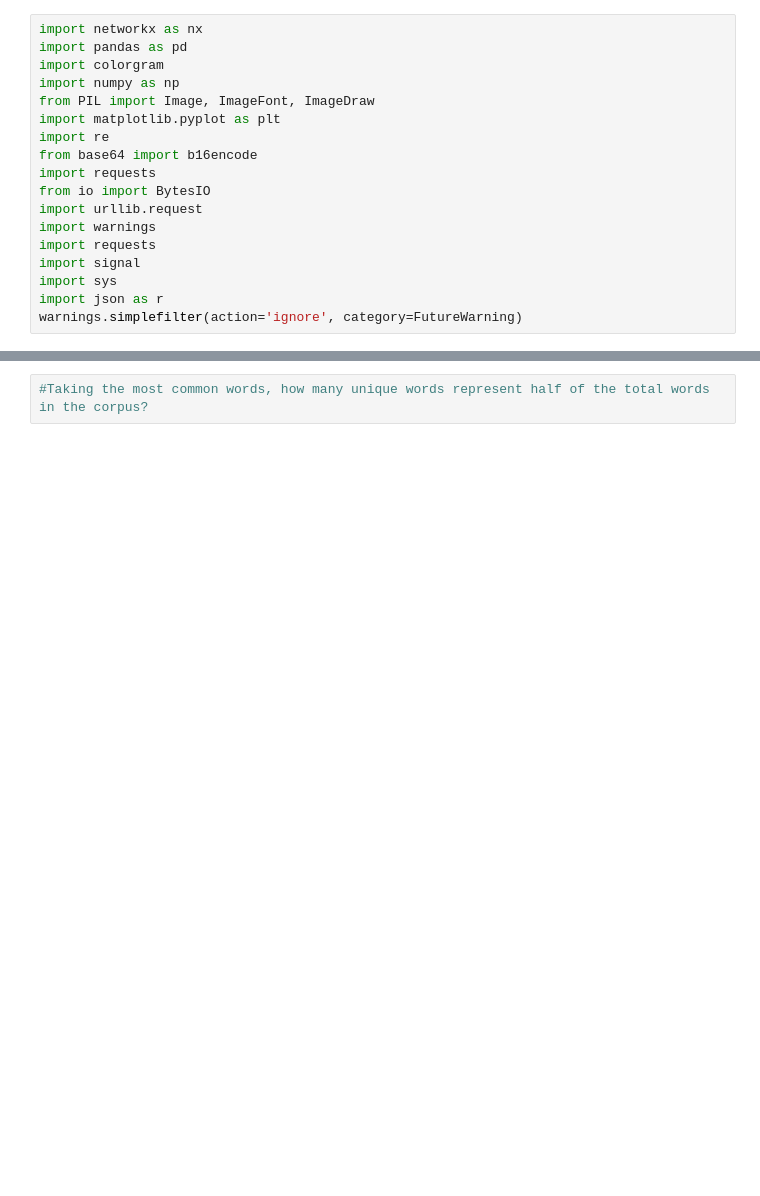
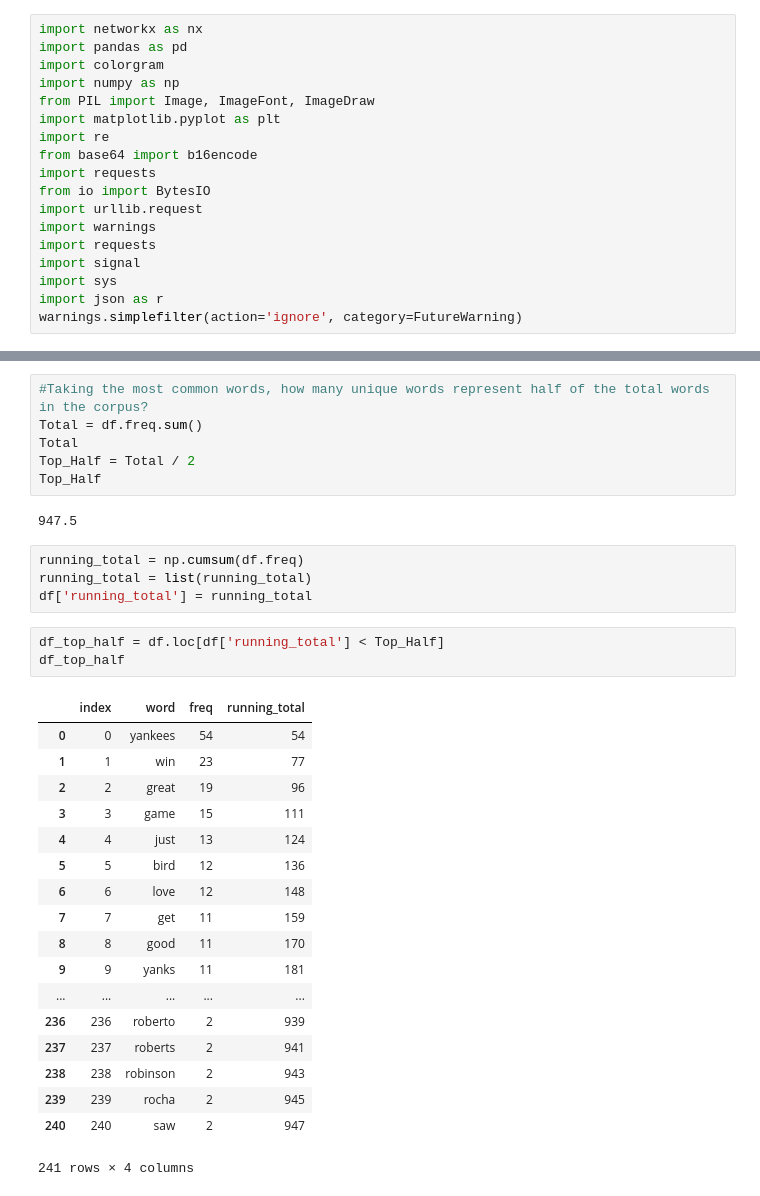
Before and after one commit to PLombardo811/620, a Jupyter notebook: Week 4 Assignment 2.ipynb, the cells around one changed output, grey strips where cells are left out. Cells and saved outputs as stored; diff of their text form; blank space fills up the shorter version.

```diff
--- a/Week 4 Assignment 2.ipynb
+++ b/Week 4 Assignment 2.ipynb
@@ -48,2 +30,34 @@ row_count
 # %%
 #Taking the most common words, how many unique words represent half of the total words in the corpus?
+Total = df.freq.sum()
+Total
+Top_Half = Total / 2
+Top_Half
+# %% [output]
+947.5
+# %%
+running_total = np.cumsum(df.freq)
+running_total = list(running_total)
+df['running_total'] = running_total
+# %%
+df_top_half = df.loc[df['running_total'] < Top_Half]
+df_top_half
+# %% [output]
+|  | index | word | freq | running_total |
+| 0 | 0 | yankees | 54 | 54 |
+| 1 | 1 | win | 23 | 77 |
+| 2 | 2 | great | 19 | 96 |
+| 3 | 3 | game | 15 | 111 |
+| 4 | 4 | just | 13 | 124 |
+| 5 | 5 | bird | 12 | 136 |
+| 6 | 6 | love | 12 | 148 |
+| 7 | 7 | get | 11 | 159 |
+| 8 | 8 | good | 11 | 170 |
+| 9 | 9 | yanks | 11 | 181 |
+| ... | ... | ... | ... | ... |
+| 236 | 236 | roberto | 2 | 939 |
+| 237 | 237 | roberts | 2 | 941 |
+| 238 | 238 | robinson | 2 | 943 |
+| 239 | 239 | rocha | 2 | 945 |
+| 240 | 240 | saw | 2 | 947 |
+241 rows × 4 columns
```
Also changed, not shown: parts of 7 cells of this notebook.
